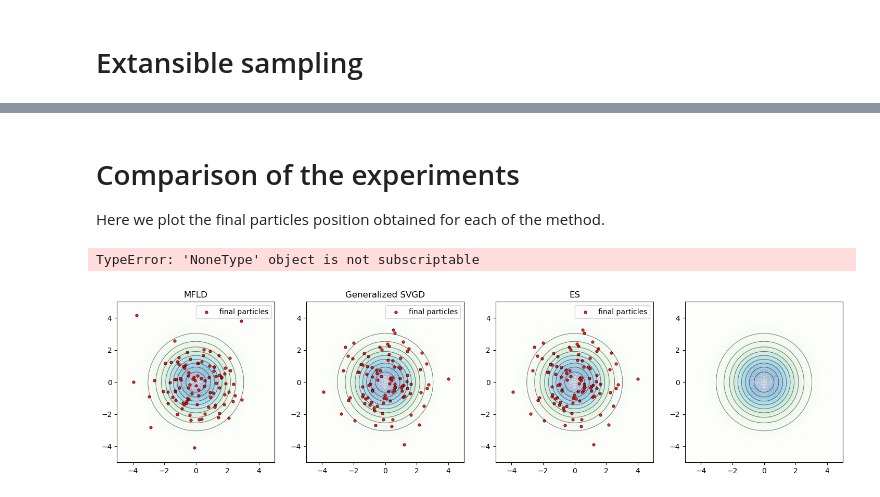
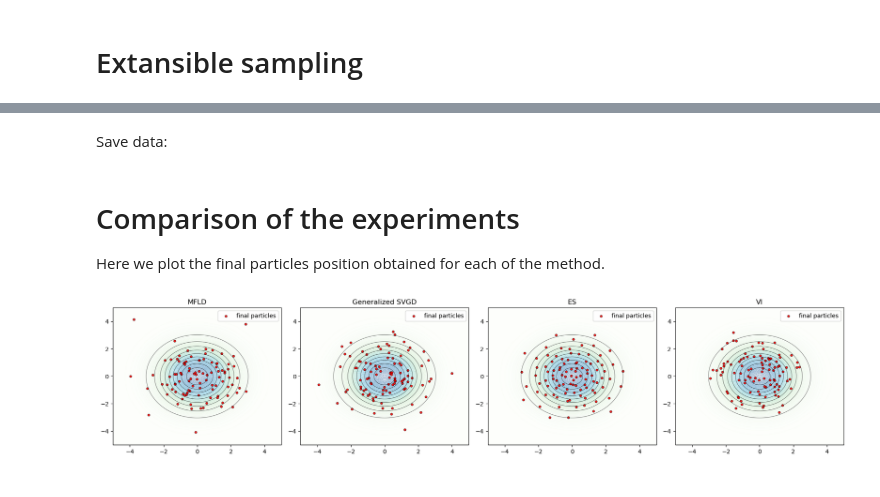
Before and after one commit to congyewang/kgd-code, a Jupyter notebook: figure-2.ipynb, the cells around one changed output, grey strips where cells are left out. Saved outputs shown, nothing was run; the diff lists cells and outputs as text; code cells hidden in the pictures.

Commit message:
figure 2 part 1

```diff
--- a/figure-2.ipynb
+++ b/figure-2.ipynb
@@ -137,11 +146,11 @@ key = random.PRNGKey(200)
 x0 = random.normal(key, (d,))
 X_fin = ES.run_particles(x0,T)
 
-results["ES"]["X_fin"] = all_particles[-1]
+results["ES"]["X_fin"] = X_fin
 
 KGD_values = jnp.zeros(T)
 for it in range(T):
     KGD_values = KGD_values.at[it].set(KGD.evaluate(X_fin[:it+1]))
 
-results["ES"]["KGD"] = KGD
+results["ES"]["KGD"] = KGD_values
 # %% [output]
@@ -168,8 +168,47 @@ dict_keys(['MFLD', 'Generalized SVGD', 'ES', 'VI'])
+# %%
+eta = 0.1
+T = 1000
+d = 2
+
+VI = VariationalInference(q_0,L,k,d)
+
+key = random.PRNGKey(1)
+Theta = VI.run(key,eta,T)
+theta_fin = Theta[-1]
+
+W_fin = random.normal(random.PRNGKey(2), (100, d))
+X_fin = VI.model(theta_fin, W_fin)
+results["VI"]["X_fin"] = X_fin
+# %% [markdown]
+Save data:
+# %%
+import pickle
+
+# Sauvegarde dans un fichier binaire
+with open("results.pkl", "wb") as f:
+    pickle.dump(results, f)
 # %% [markdown]
 # Comparison of the experiments
 
 Here we plot the final particles position obtained for each of the method.
+# %%
+#Upload results
+import pickle
+
+# Chargement depuis le fichier
+with open("results.pkl", "rb") as f:
+    results_loaded = pickle.load(f)
 # %%
+mean = jnp.zeros(2)
+cov = jnp.eye(2) * 2.0
+
+x = jnp.linspace(-5, 5, 100)
+y = jnp.linspace(-5, 5, 100)
+X, Y = jnp.meshgrid(x, y)
+pos = jnp.dstack((X, Y))
+
+Z = multivariate_normal.pdf(pos, mean, cov)
+
 fig, axes = plt.subplots(1, 4, figsize=(18, 4))
 
 for ind, expe in enumerate(results.keys()):
@@ -182,34 +221,33 @@ for ind, expe in enumerate(results.keys()):
         alpha=0.2     # transparence du fond
     )
 
     # Lignes de contour par-dessus
     axes[ind].contour(
         X, Y, Z,
         levels=10,
         colors='black',
         linewidths=0.8,
         alpha=0.5
     )
 
     # Points très contrastés
     axes[ind].scatter(
-        results[expe]["X_fin"][:, 0],
-        results[expe]["X_fin"][:, 1],
+        results_loaded[expe]["X_fin"][:, 0],
+        results_loaded[expe]["X_fin"][:, 1],
         label="final particles",
         c='red',
         edgecolor='black',
         linewidth=0.5,
         s=15,
         alpha=0.9
     )
 
     axes[ind].set_xlim(-5, 5)
     axes[ind].set_ylim(-5, 5)
     axes[ind].set_title(expe)
     axes[ind].legend()
 
 plt.tight_layout()
 plt.show()
 # %% [output]
-TypeError: 'NoneType' object is not subscriptable
-[figure, old version]
+[figure, new version]
```
Also changed, not shown: parts of 8 cells of this notebook, 5 other files.
